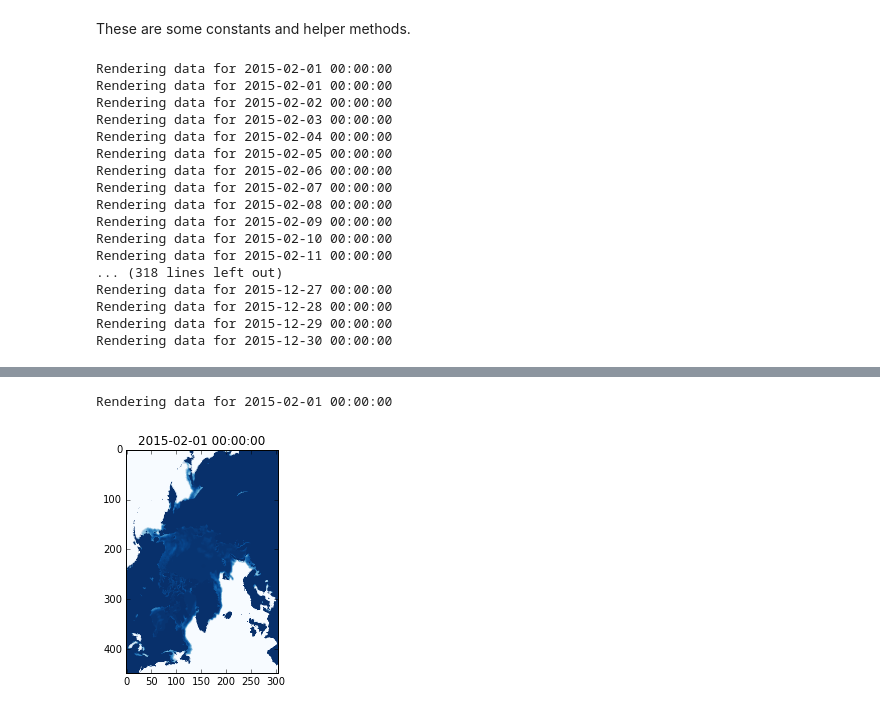
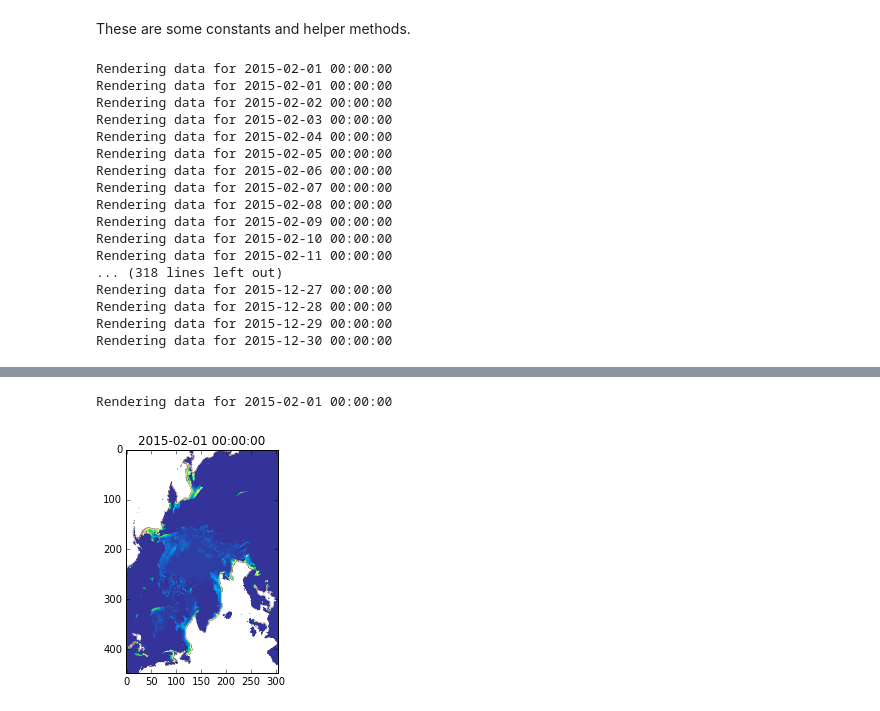
Before and after one commit to skwh/NSIDC-DataViewer, a Jupyter notebook: DataViewer_0051.ipynb, the cells around one changed output, grey strips where cells are left out. Saved outputs shown, nothing was run; the diff lists cells and outputs as text; code cells hidden in the pictures.

Commit message:
Added colormap options

```diff
--- a/DataViewer_0051.ipynb
+++ b/DataViewer_0051.ipynb
@@ -38,3 +40,6 @@ FPS = 1000/INTERVAL
+# %%
+COLORMAPS = ["Blues", "jet", "terrain_r", "winter", "gist_ncar", "rainbow", "magma", "prism", "spectral", "cool", "gist_earth_r"]
+CURRENT_COLORMAP = COLORMAPS[1]
 # %% [markdown]
 Finally, use this variable to toggle log messages. (True/False, case sensitive)
 # %%
@@ -74,7 +79,7 @@ def render(index):
             header = fp.read(300)
             nsidc_0051_data = np.fromfile(fp, dtype=np.uint8).reshape(get_current_dataset_shape())
         plt.title(str(datetime))
-        im = plt.imshow(nsidc_0051_data, cmap="Blues", animated=True)
+        im = plt.imshow(nsidc_0051_data, cmap=CURRENT_COLORMAP, animated=True)
     except FileNotFoundError as e:
         print("No file called " + uri)
         plt.title("DATA MISSING FOR " + str(start_date))
@@ -91,31 +96,31 @@ def get_current_dataset_shape():
         return (448, 304)
     elif CURRENT_SOURCE == NSIDC_0051_SOUTH_URL_FORMAT or CURRENT_SOURCE == NSIDC_0051_SOUTH_STAGING_URL_FORMAT:
         return (332, 316)
     else:
         print("SOMETHING'S WRONG!")
         return (720, 720)
 
 fig = plt.figure()
 anim = animation.FuncAnimation(fig, render, frames=len(rng), fargs=index, interval=INTERVAL, repeat=True)
 HTML(anim.to_html5_video())
 # %% [output]
 Rendering data for 2015-02-01 00:00:00
 Rendering data for 2015-02-01 00:00:00
 Rendering data for 2015-02-02 00:00:00
 Rendering data for 2015-02-03 00:00:00
 Rendering data for 2015-02-04 00:00:00
 Rendering data for 2015-02-05 00:00:00
 Rendering data for 2015-02-06 00:00:00
 Rendering data for 2015-02-07 00:00:00
 Rendering data for 2015-02-08 00:00:00
 Rendering data for 2015-02-09 00:00:00
 Rendering data for 2015-02-10 00:00:00
 Rendering data for 2015-02-11 00:00:00
 ... (318 lines left out)
 Rendering data for 2015-12-27 00:00:00
 Rendering data for 2015-12-28 00:00:00
 Rendering data for 2015-12-29 00:00:00
 Rendering data for 2015-12-30 00:00:00
 [interactive output not drawn]
 Rendering data for 2015-02-01 00:00:00
-[figure, old version]
+[figure, new version]
```
Also changed, not shown: parts of 2 cells of this notebook.
